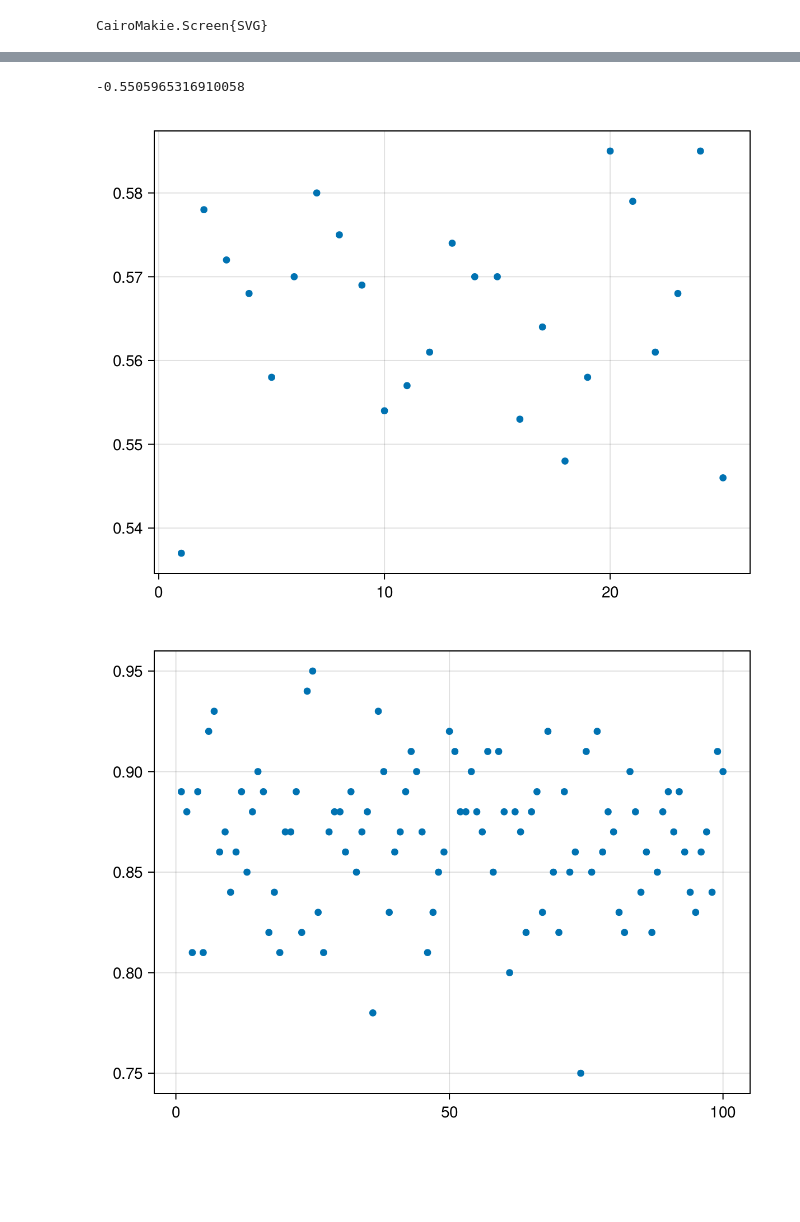
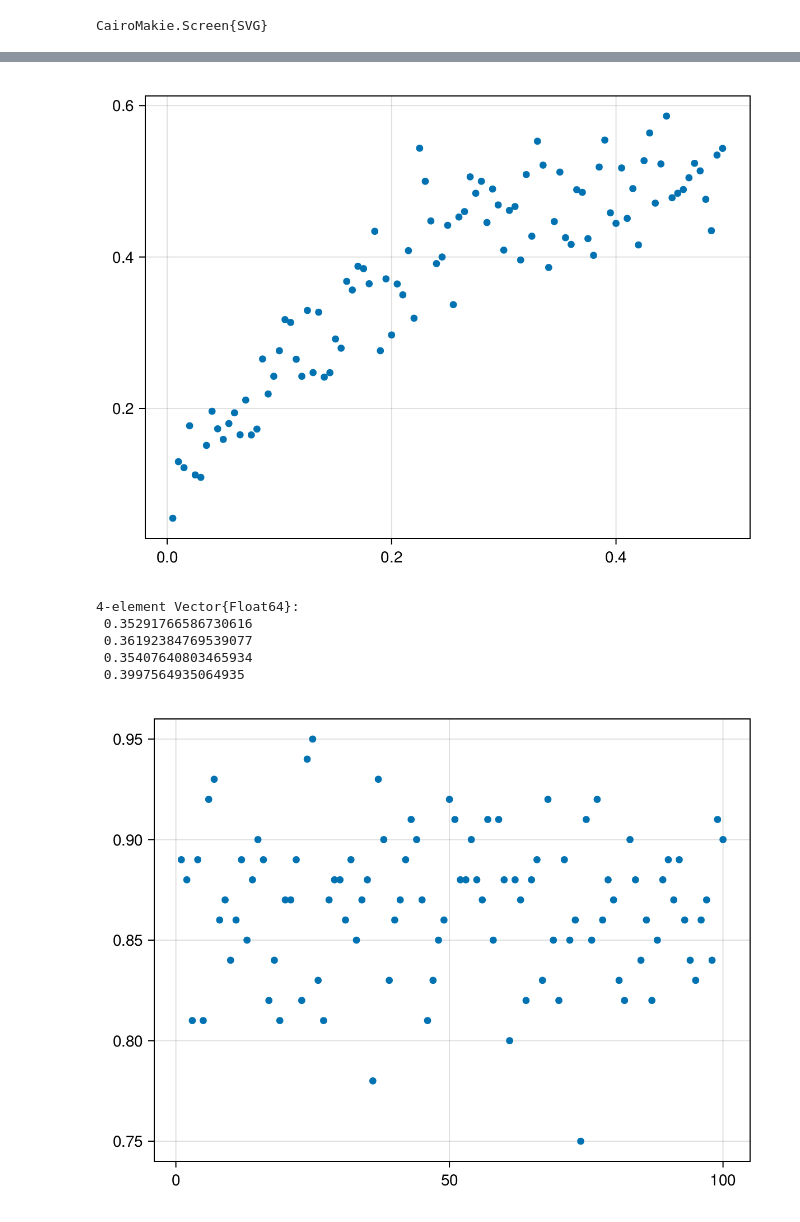
Before and after one commit to CleggTom/MiCRM_stability, a Jupyter notebook: Notebooks/Untitled1.ipynb, the cells around one changed output, grey strips where cells are left out. Cells and saved outputs as stored; diff of their text form; code cells hidden in the pictures; blank space fills up the shorter version.

```diff
--- a/Notebooks/Untitled1.ipynb
+++ b/Notebooks/Untitled1.ipynb
@@ -119,0 +288,5 @@ res["l"][end,1,1]
+# %%
+x = 1 ./ sqrt.(m_vec)
+y = a_vec
+data = (; x, y)
+    mod = lm(@formula(y~x), data)
@@ -143,15 +333,26 @@ f
-# %%
-cor(mean(res["p"], dims =2)[:,1][:], mean(stab,dims=2)[:,1][:])
-# %% [output]
--0.5505965316910058
 # %%
-res = load("../Results/data/new_sims/modular_stabiltiy.jld2")
+res = load("../Results/data/new_sims/overlap_stabiltiy.jld2")
 
 stab = [x.re < 0 for x = res["l"]]
+pvec = hcat(res["p"]...)
 
-plot(mean(stab,dims=2)[:,1])
+d = 0.005
+xvec = d:d:1.0
+stab = [stab[(i .< pvec[1,:] .< i + d)] |> mean for i = xvec]
+
+
+plot((xvec), stab)
 # %% [output]
-[figure, old version]
+[figure, new version]
+# %%
+stab = [x.re < 0 for x = res["l"]]
+stab = [stab[pvec[2,:] .== i] |> mean for i = unique(pvec[2,:])]
+# %% [output]
+4-element Vector{Float64}:
+ 0.35291766586730616
+ 0.36192384769539077
+ 0.35407640803465934
+ 0.3997564935064935
 # %%
 res = load("../Results/data/new_sims/coherence_stabiltiy.jld2")
 
```
Also changed, not shown: parts of 17 cells of this notebook, 1 other file.
